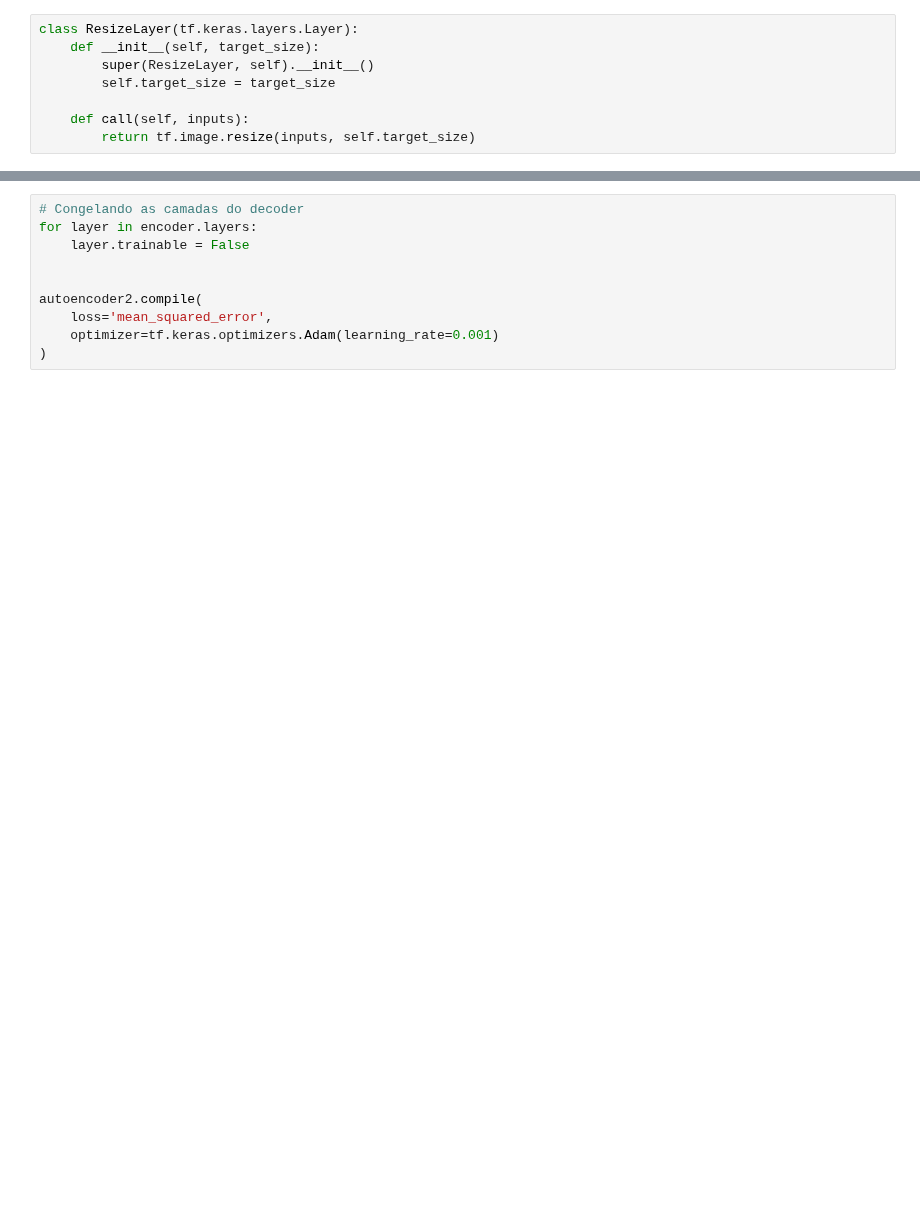
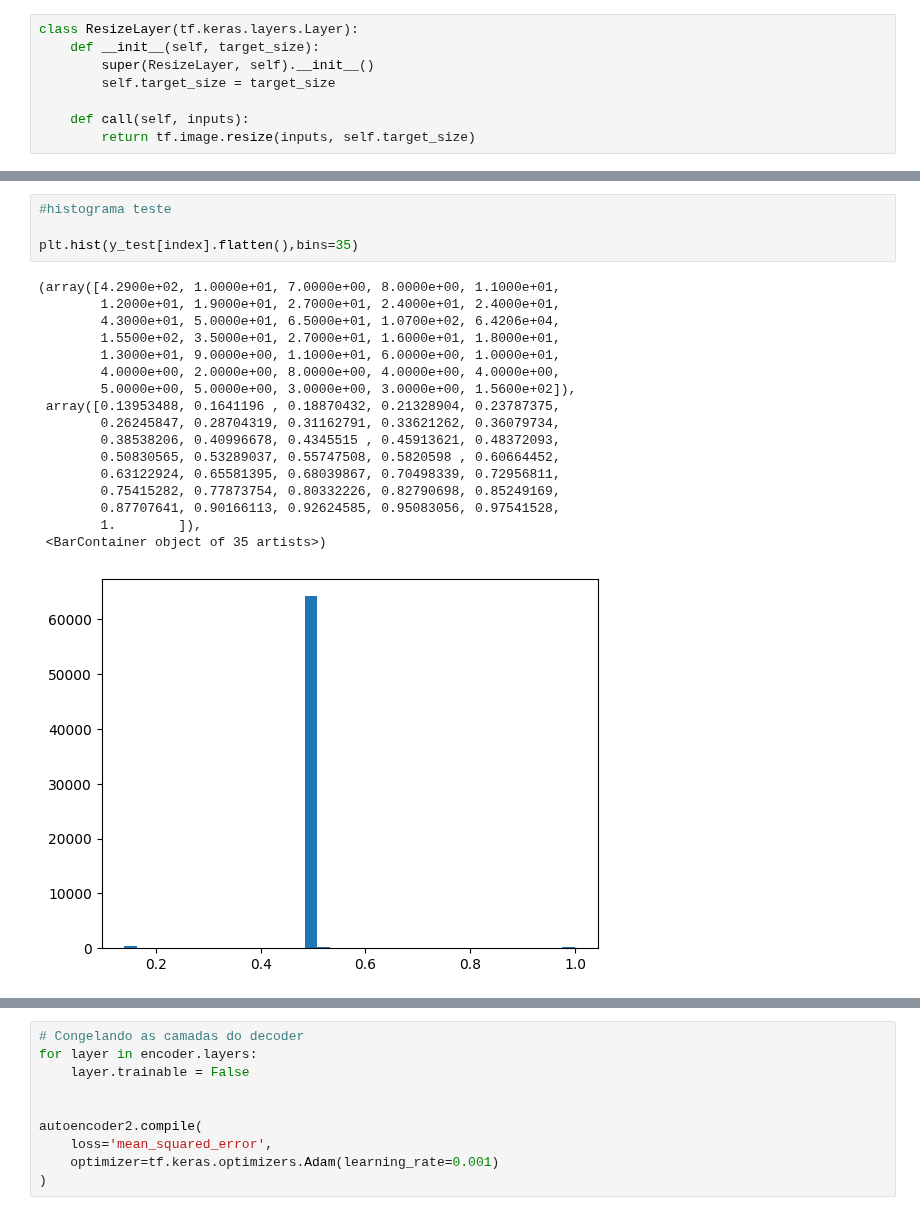
Before and after one commit to GBotogoske/machine_learning_2024, a Jupyter notebook: neutrino_figuras_2.ipynb, the cells around one changed output, grey strips where cells are left out. Saved outputs shown, nothing was run; the diff lists cells and outputs as text; blank space fills up the shorter version.

```diff
--- a/neutrino_figuras_2.ipynb
+++ b/neutrino_figuras_2.ipynb
@@ -181 +206,23 @@ WARNING:absl:You are saving your model as an HDF5 file via `model.save()` or `ke
+# %%
+#histograma teste
+
+plt.hist(y_test[index].flatten(),bins=35)
+# %% [output]
+(array([4.2900e+02, 1.0000e+01, 7.0000e+00, 8.0000e+00, 1.1000e+01,
+        1.2000e+01, 1.9000e+01, 2.7000e+01, 2.4000e+01, 2.4000e+01,
+        4.3000e+01, 5.0000e+01, 6.5000e+01, 1.0700e+02, 6.4206e+04,
+        1.5500e+02, 3.5000e+01, 2.7000e+01, 1.6000e+01, 1.8000e+01,
+        1.3000e+01, 9.0000e+00, 1.1000e+01, 6.0000e+00, 1.0000e+01,
+        4.0000e+00, 2.0000e+00, 8.0000e+00, 4.0000e+00, 4.0000e+00,
+        5.0000e+00, 5.0000e+00, 3.0000e+00, 3.0000e+00, 1.5600e+02]),
+ array([0.13953488, 0.1641196 , 0.18870432, 0.21328904, 0.23787375,
+        0.26245847, 0.28704319, 0.31162791, 0.33621262, 0.36079734,
+        0.38538206, 0.40996678, 0.4345515 , 0.45913621, 0.48372093,
+        0.50830565, 0.53289037, 0.55747508, 0.5820598 , 0.60664452,
+        0.63122924, 0.65581395, 0.68039867, 0.70498339, 0.72956811,
+        0.75415282, 0.77873754, 0.80332226, 0.82790698, 0.85249169,
+        0.87707641, 0.90166113, 0.92624585, 0.95083056, 0.97541528,
+        1.        ]),
+ <BarContainer object of 35 artists>)
+[figure, added]
 # %%
```
Also changed, not shown: parts of 18 cells of this notebook.
